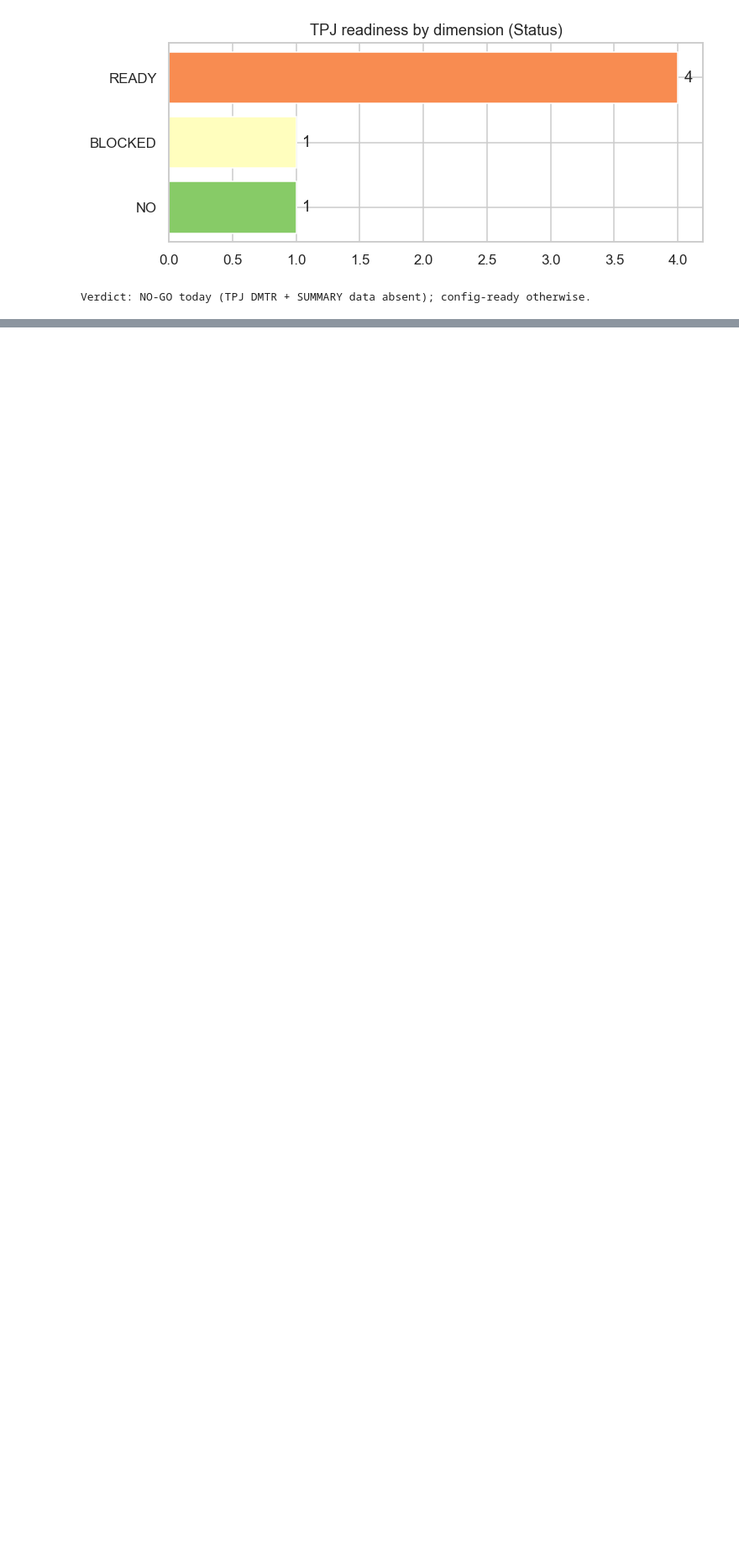
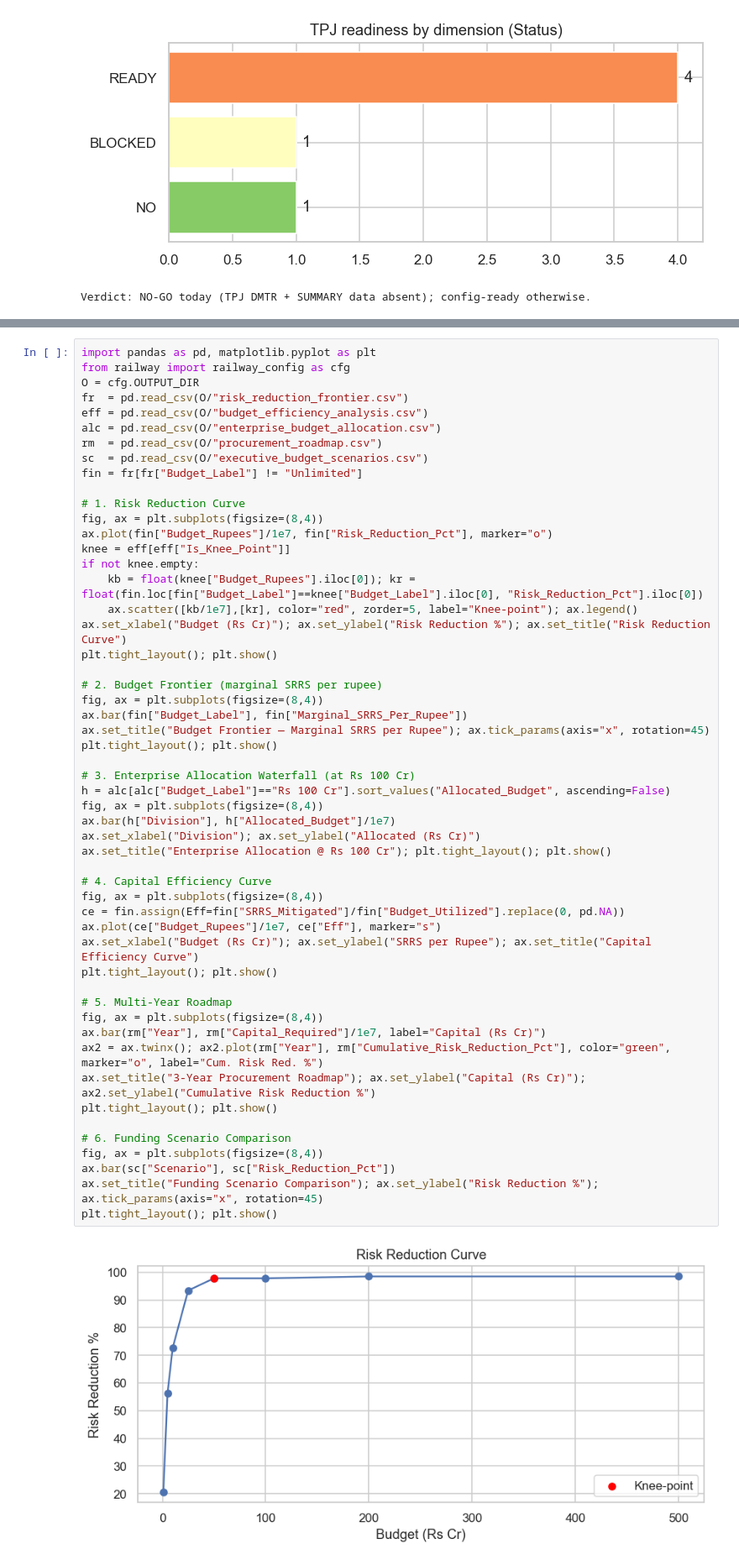
Before and after one commit to uppukarthik-code/SparePartsInventory, a Jupyter notebook: notebooks/notebook_railway.ipynb, the cells around one changed output, grey strips where cells are left out. Shown at 84% size. Saved outputs shown, nothing was run; the diff lists cells and outputs as text; blank space fills up the shorter version.

Commit message:
feat(step35-opt): notebook Section 17 — enterprise capital allocation visuals

```diff
--- a/notebooks/notebook_railway.ipynb
+++ b/notebooks/notebook_railway.ipynb
@@ -301,0 +306,55 @@ Verdict: NO-GO today (TPJ DMTR + SUMMARY data absent); config-ready otherwise.
+# %%
+import pandas as pd, matplotlib.pyplot as plt
+from railway import railway_config as cfg
+O = cfg.OUTPUT_DIR
+fr  = pd.read_csv(O/"risk_reduction_frontier.csv")
+eff = pd.read_csv(O/"budget_efficiency_analysis.csv")
+alc = pd.read_csv(O/"enterprise_budget_allocation.csv")
+rm  = pd.read_csv(O/"procurement_roadmap.csv")
+sc  = pd.read_csv(O/"executive_budget_scenarios.csv")
+fin = fr[fr["Budget_Label"] != "Unlimited"]
+
+# 1. Risk Reduction Curve
+fig, ax = plt.subplots(figsize=(8,4))
+ax.plot(fin["Budget_Rupees"]/1e7, fin["Risk_Reduction_Pct"], marker="o")
+knee = eff[eff["Is_Knee_Point"]]
+if not knee.empty:
+    kb = float(knee["Budget_Rupees"].iloc[0]); kr = float(fin.loc[fin["Budget_Label"]==knee["Budget_Label"].iloc[0], "Risk_Reduction_Pct"].iloc[0])
+    ax.scatter([kb/1e7],[kr], color="red", zorder=5, label="Knee-point"); ax.legend()
+ax.set_xlabel("Budget (Rs Cr)"); ax.set_ylabel("Risk Reduction %"); ax.set_title("Risk Reduction Curve")
+plt.tight_layout(); plt.show()
+
+# 2. Budget Frontier (marginal SRRS per rupee)
+fig, ax = plt.subplots(figsize=(8,4))
+ax.bar(fin["Budget_Label"], fin["Marginal_SRRS_Per_Rupee"])
+ax.set_title("Budget Frontier — Marginal SRRS per Rupee"); ax.tick_params(axis="x", rotation=45)
+plt.tight_layout(); plt.show()
+
+# 3. Enterprise Allocation Waterfall (at Rs 100 Cr)
+h = alc[alc["Budget_Label"]=="Rs 100 Cr"].sort_values("Allocated_Budget", ascending=False)
+fig, ax = plt.subplots(figsize=(8,4))
+ax.bar(h["Division"], h["Allocated_Budget"]/1e7)
+ax.set_xlabel("Division"); ax.set_ylabel("Allocated (Rs Cr)")
+ax.set_title("Enterprise Allocation @ Rs 100 Cr"); plt.tight_layout(); plt.show()
+
+# 4. Capital Efficiency Curve
+fig, ax = plt.subplots(figsize=(8,4))
+ce = fin.assign(Eff=fin["SRRS_Mitigated"]/fin["Budget_Utilized"].replace(0, pd.NA))
+ax.plot(ce["Budget_Rupees"]/1e7, ce["Eff"], marker="s")
+ax.set_xlabel("Budget (Rs Cr)"); ax.set_ylabel("SRRS per Rupee"); ax.set_title("Capital Efficiency Curve")
+plt.tight_layout(); plt.show()
+
+# 5. Multi-Year Roadmap
+fig, ax = plt.subplots(figsize=(8,4))
+ax.bar(rm["Year"], rm["Capital_Required"]/1e7, label="Capital (Rs Cr)")
+ax2 = ax.twinx(); ax2.plot(rm["Year"], rm["Cumulative_Risk_Reduction_Pct"], color="green", marker="o", label="Cum. Risk Red. %")
+ax.set_title("3-Year Procurement Roadmap"); ax.set_ylabel("Capital (Rs Cr)"); ax2.set_ylabel("Cumulative Risk Reduction %")
+plt.tight_layout(); plt.show()
+
+# 6. Funding Scenario Comparison
+fig, ax = plt.subplots(figsize=(8,4))
+ax.bar(sc["Scenario"], sc["Risk_Reduction_Pct"])
+ax.set_title("Funding Scenario Comparison"); ax.set_ylabel("Risk Reduction %"); ax.tick_params(axis="x", rotation=45)
+plt.tight_layout(); plt.show()
+# %% [output]
+[figure, added]
```
Also changed, not shown: parts of 3 cells of this notebook, 1 other file.
